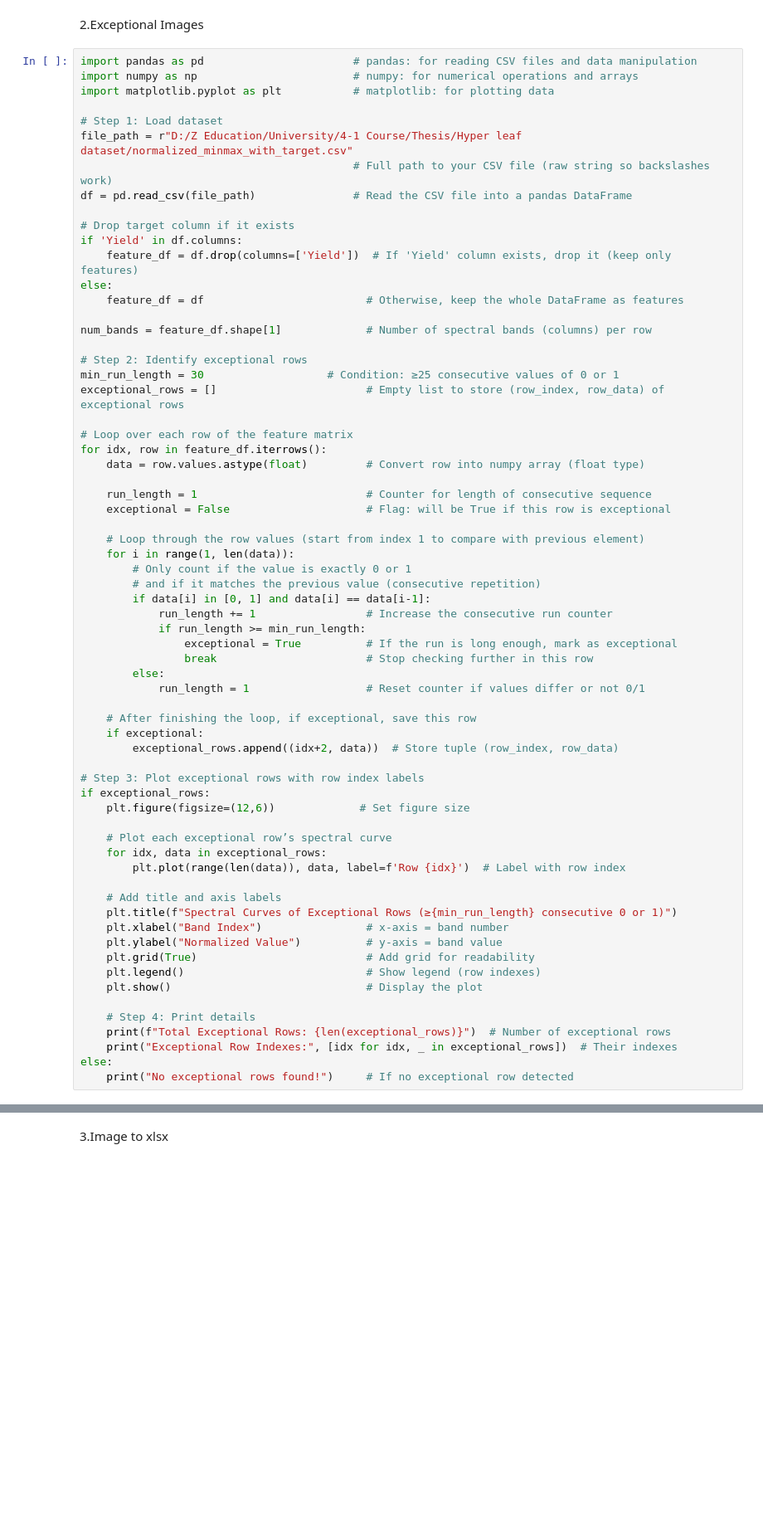
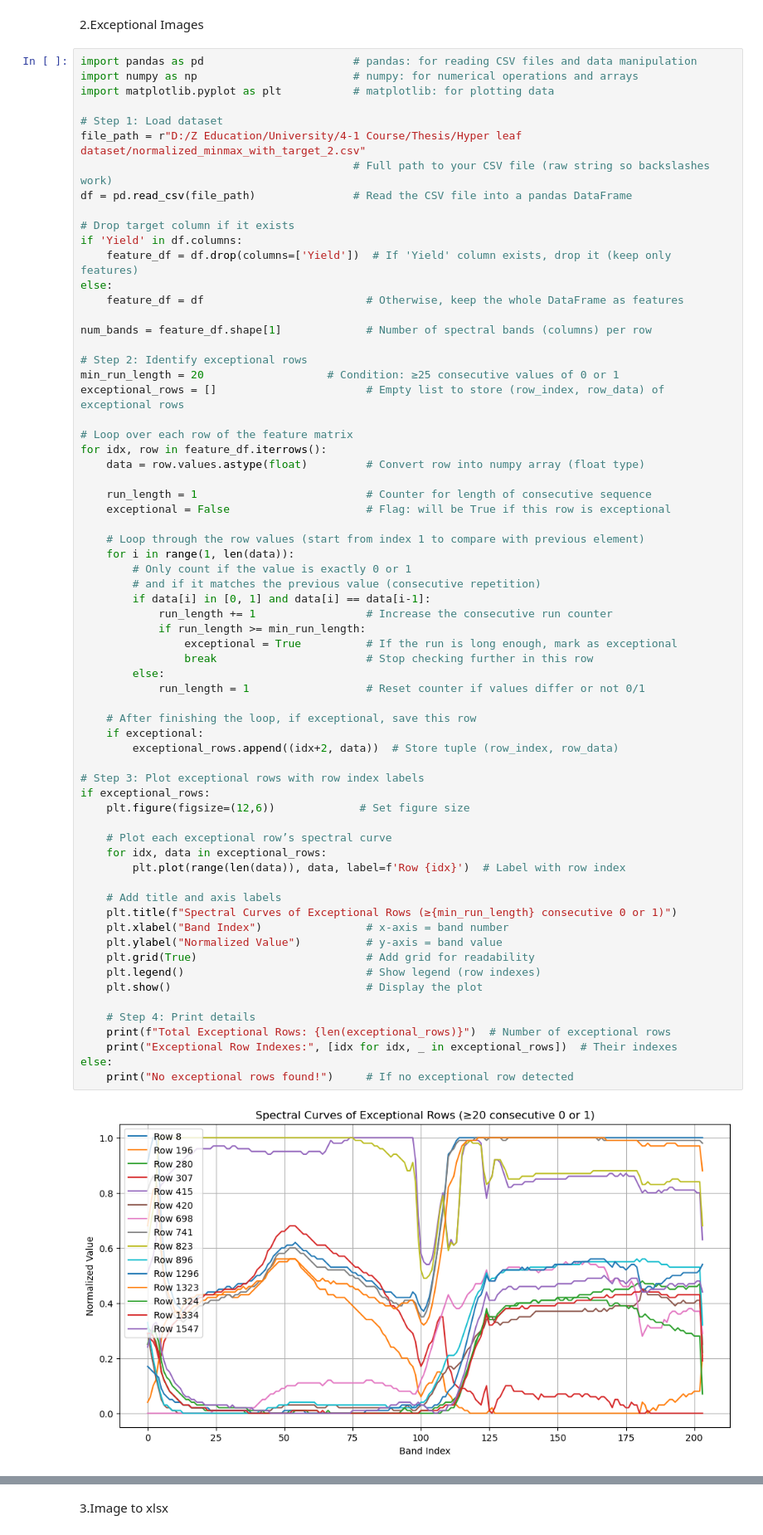
Before and after one commit to zohurul-cse-pust/Hyper-Leaf, a Jupyter notebook: HyperLeaf/HyperLeaf_6.ipynb, the cells around one changed output, grey strips where cells are left out. Shown at 83% size. Cells and saved outputs as stored; diff of their text form; blank space fills up the shorter version.

```diff
--- a/HyperLeaf/HyperLeaf_6.ipynb
+++ b/HyperLeaf/HyperLeaf_6.ipynb
@@ -220,7 +223,7 @@ import numpy as np                        # numpy: for numerical operations and
 import matplotlib.pyplot as plt           # matplotlib: for plotting data
 
 # Step 1: Load dataset
-file_path = r"D:/Z Education/University/4-1 Course/Thesis/Hyper leaf dataset/normalized_minmax_with_target.csv"
+file_path = r"D:/Z Education/University/4-1 Course/Thesis/Hyper leaf dataset/normalized_minmax_with_target_2.csv"
                                           # Full path to your CSV file (raw string so backslashes work)
 df = pd.read_csv(file_path)               # Read the CSV file into a pandas DataFrame
 
@@ -233,7 +236,7 @@ else:
 num_bands = feature_df.shape[1]             # Number of spectral bands (columns) per row
 
 # Step 2: Identify exceptional rows
-min_run_length = 30                   # Condition: ≥25 consecutive values of 0 or 1
+min_run_length = 20                   # Condition: ≥25 consecutive values of 0 or 1
 exceptional_rows = []                       # Empty list to store (row_index, row_data) of exceptional rows
 
 # Loop over each row of the feature matrix
@@ -253,30 +256,32 @@ for idx, row in feature_df.iterrows():
                 exceptional = True          # If the run is long enough, mark as exceptional
                 break                       # Stop checking further in this row
         else:
             run_length = 1                  # Reset counter if values differ or not 0/1
 
     # After finishing the loop, if exceptional, save this row
     if exceptional:
         exceptional_rows.append((idx+2, data))  # Store tuple (row_index, row_data)
 
 # Step 3: Plot exceptional rows with row index labels
 if exceptional_rows:
     plt.figure(figsize=(12,6))             # Set figure size
 
     # Plot each exceptional row’s spectral curve
     for idx, data in exceptional_rows:
         plt.plot(range(len(data)), data, label=f'Row {idx}')  # Label with row index
 
     # Add title and axis labels
     plt.title(f"Spectral Curves of Exceptional Rows (≥{min_run_length} consecutive 0 or 1)")
     plt.xlabel("Band Index")                # x-axis = band number
     plt.ylabel("Normalized Value")          # y-axis = band value
     plt.grid(True)                          # Add grid for readability
     plt.legend()                            # Show legend (row indexes)
     plt.show()                              # Display the plot
 
     # Step 4: Print details
     print(f"Total Exceptional Rows: {len(exceptional_rows)}")  # Number of exceptional rows
     print("Exceptional Row Indexes:", [idx for idx, _ in exceptional_rows])  # Their indexes
 else:
     print("No exceptional rows found!")     # If no exceptional row detected
+# %% [output]
+[figure, added]
```
Also changed, not shown: parts of 3 cells of this notebook, 2 other files.
